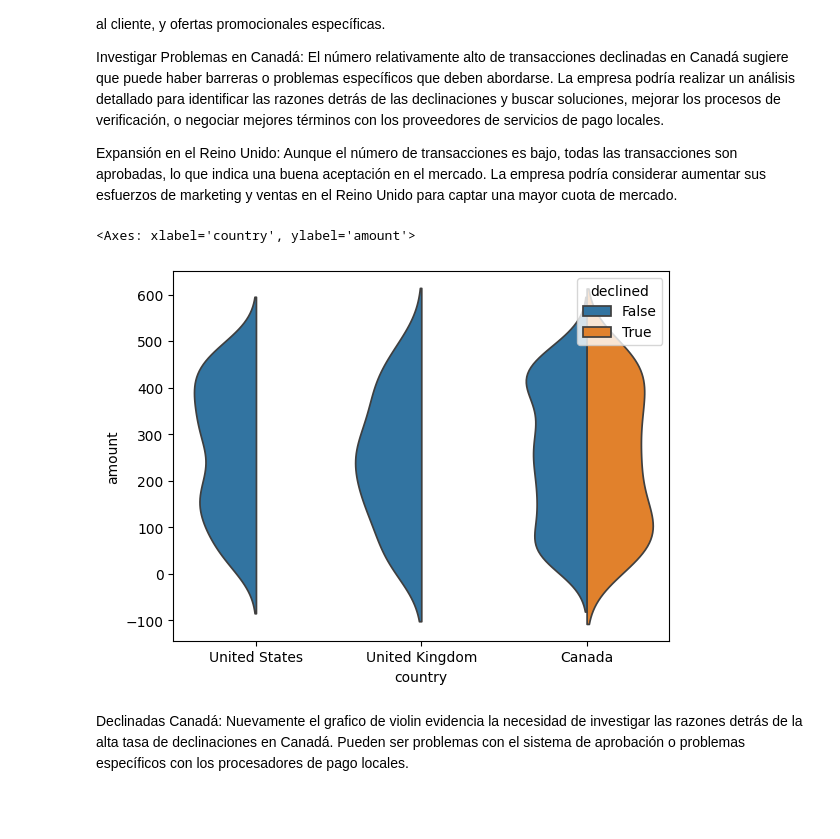
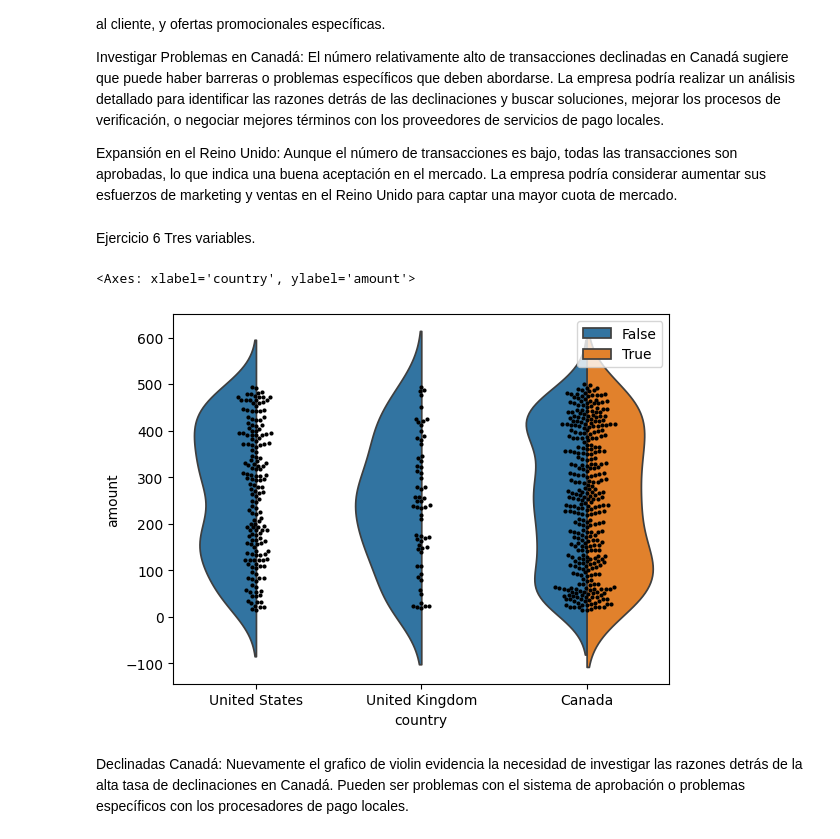
Before and after one commit to DiegoAndresLagos/BI_DataAnalysis_Project, a Jupyter notebook: Sprint_8_1_Python_SQL/Sprint_8_1_Python_SQL.ipynb, the cells around one changed output. Cells and saved outputs as stored; diff of their text form; code cells hidden in the pictures; blank space fills up the shorter version.

```diff
--- a/Sprint_8_1_Python_SQL/Sprint_8_1_Python_SQL.ipynb
+++ b/Sprint_8_1_Python_SQL/Sprint_8_1_Python_SQL.ipynb
@@ -374,12 +372,16 @@ El número relativamente alto de transacciones declinadas en Canadá sugiere que
 
 Expansión en el Reino Unido:
 Aunque el número de transacciones es bajo, todas las transacciones son aprobadas, lo que indica una buena aceptación en el mercado. La empresa podría considerar aumentar sus esfuerzos de marketing y ventas en el Reino Unido para captar una mayor cuota de mercado.
+# %% [markdown]
+Ejercicio 6
+Tres variables.
 # %%
 import seaborn as sns
 sns.violinplot(x=df_merge_users_transactions['country'], y=df_merge_users_transactions['amount'], hue= df_merge_users_transactions['declined'], split=True, inner= None)
+sns.swarmplot(x=df_merge_users_transactions['country'], y=df_merge_users_transactions['amount'], color='black', size=3)
 # %% [output]
 <Axes: xlabel='country', ylabel='amount'>
-[figure, old version]
+[figure, new version]
 # %% [markdown]
 Declinadas Canadá: Nuevamente el grafico de violin evidencia la necesidad de investigar las razones detrás de la alta tasa de declinaciones en Canadá. Pueden ser problemas con el sistema de aprobación o problemas específicos con los procesadores de pago locales.
 # %% [markdown]
```
Also changed, not shown: parts of 2 cells of this notebook.
